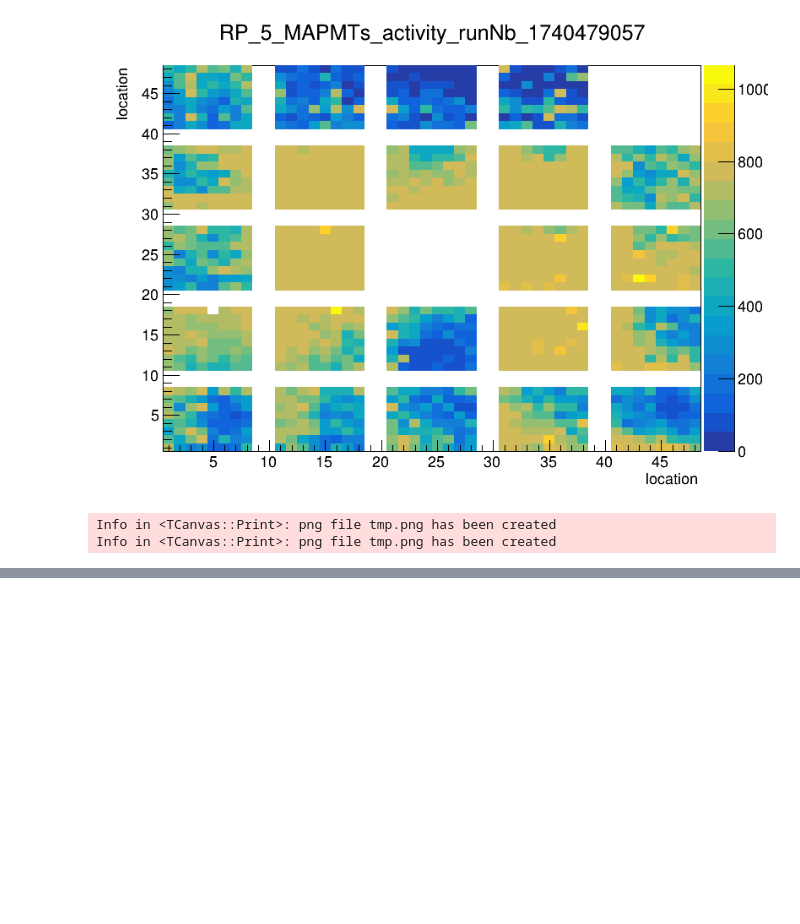
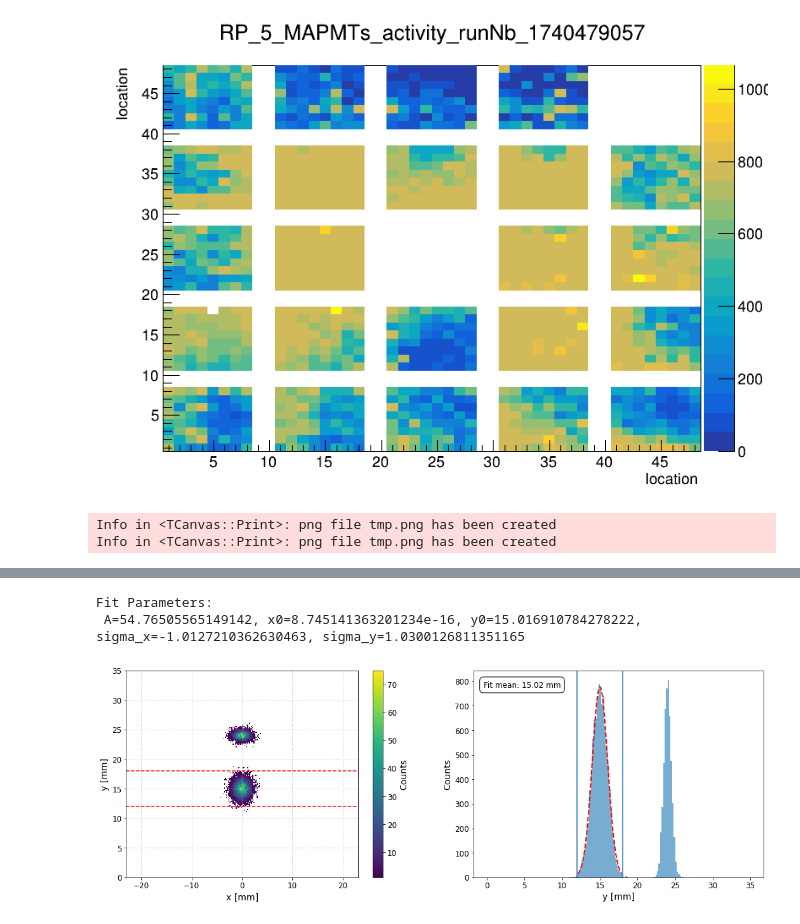
Before and after one commit to chiaramaccani/two_cryst_sim, a Jupyter notebook: TFT/TFT_data.ipynb, the cells around one changed output, grey strips where cells are left out. Saved outputs shown, nothing was run; the diff lists cells and outputs as text; code cells hidden in the pictures; blank space fills up the shorter version.

```diff
--- a/TFT/TFT_data.ipynb
+++ b/TFT/TFT_data.ipynb
@@ -165,0 +157,3 @@ merged_hist->Add(hist)
+# %%
+sim_data = pd.read_hdf("sim_data.hdf", key = '450GeV')
+sim_data
@@ -165,0 +334,12 @@ merged_hist->Add(hist)
+# %%
+test_sim_450_DC = "./merged_gnams/test_sim_450_DC.root"
+test_sim_450_SC = "./merged_gnams/test_sim_450_SC.root"
+test_gauss = "./merged_gnams/test_gauss.root"
+test_sim_1000_SC = "./merged_gnams/test_sim_1000_SC.root"
+test_sim_1000_DC = "./merged_gnams/test_sim_1000_DC.root"
+# %%
+plot_Tracks(test_gauss, 12, 18)
+# %% [output]
+Fit Parameters:
+ A=54.76505565149142, x0=8.745141363201234e-16, y0=15.016910784278222, sigma_x=-1.0127210362630463, sigma_y=1.0300126811351165
+[figure, added]
```
Also changed, not shown: parts of 27 cells of this notebook, 18 other files.
